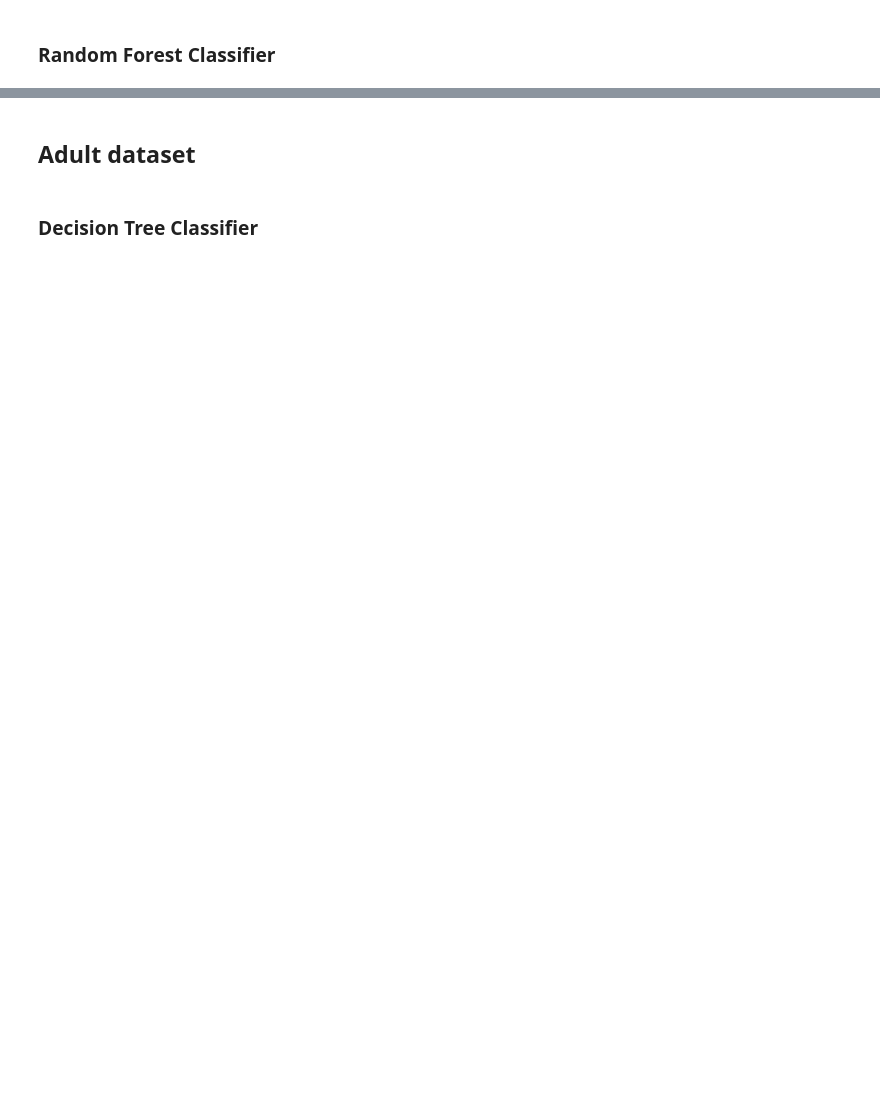
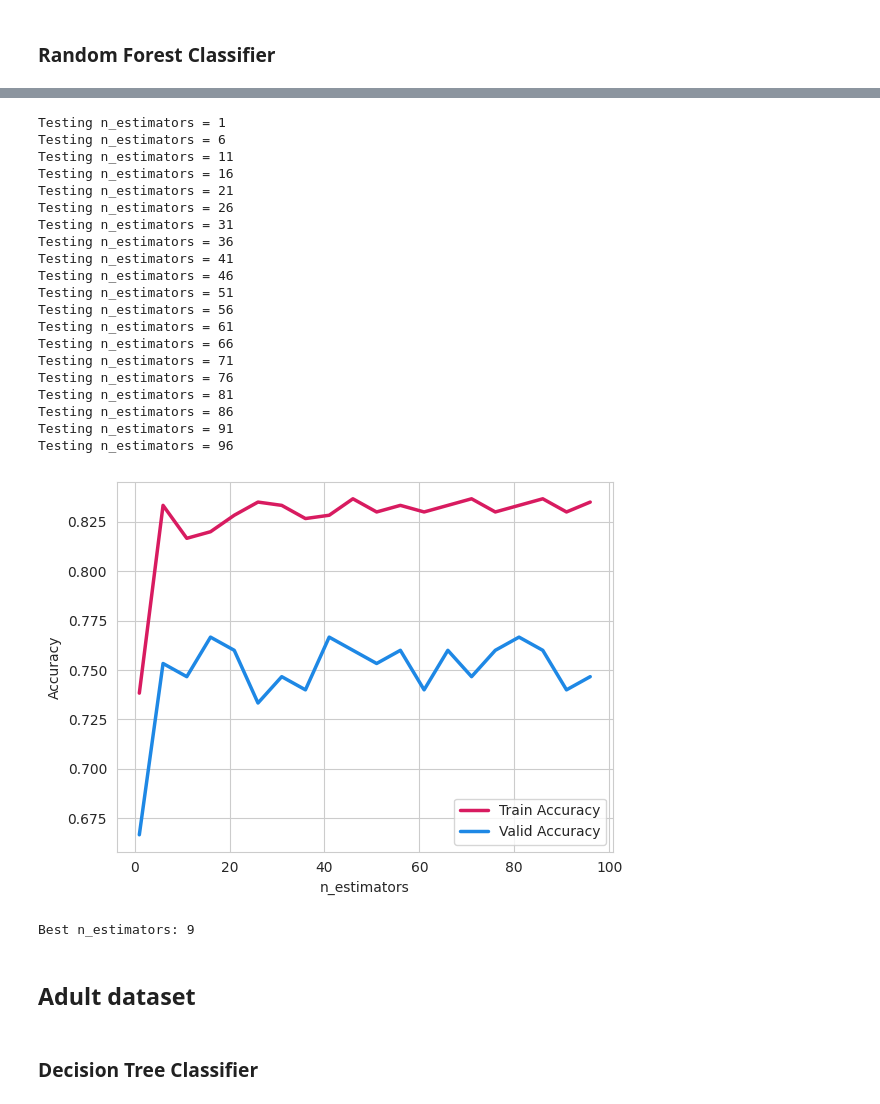
Before and after one commit to Leo-Lem/summer25, a Jupyter notebook: ML/exercises/7.ipynb, the cells around one changed output, grey strips where cells are left out. Cells and saved outputs as stored; diff of their text form; code cells hidden in the pictures; blank space fills up the shorter version.

```diff
--- a/ML/exercises/7.ipynb
+++ b/ML/exercises/7.ipynb
@@ -301,3 +350,45 @@ clf = pipeline_random_forest_classifier(
+# %%
+# find out the best n_estimators hyperparameter
+best_n_estimators, train_scores, val_scores = get_score_curve_data(
+    X=X,
+    y=y,
+    classifier=RandomForestClassifier(max_depth=None, min_samples_split=20, min_samples_leaf=1),
+    hyperparam_name="n_estimators",
+    hyperparam_values=np.arange(1, 100, 5),
+)
+plot_score_curve(
+    hyperparam_name="n_estimators",
+    hyperparam_values=np.arange(1, 100, 5),
+    train_scores=train_scores,
+    val_scores=val_scores,
+    score_name="Accuracy",
+)
+# %% [output]
+Testing n_estimators = 1
+Testing n_estimators = 6
+Testing n_estimators = 11
+Testing n_estimators = 16
+Testing n_estimators = 21
+Testing n_estimators = 26
+Testing n_estimators = 31
+Testing n_estimators = 36
+Testing n_estimators = 41
+Testing n_estimators = 46
+Testing n_estimators = 51
+Testing n_estimators = 56
+Testing n_estimators = 61
+Testing n_estimators = 66
+Testing n_estimators = 71
+Testing n_estimators = 76
+Testing n_estimators = 81
+Testing n_estimators = 86
+Testing n_estimators = 91
+Testing n_estimators = 96
+[figure, added]
+# %%
+print(f"Best n_estimators: {best_n_estimators + 1}")  # +1 because np.argmax returns index
+# %% [output]
+Best n_estimators: 9
 # %% [markdown]
 ## Adult dataset
 # %% [markdown]
```
Also changed, not shown: parts of 13 cells of this notebook.
